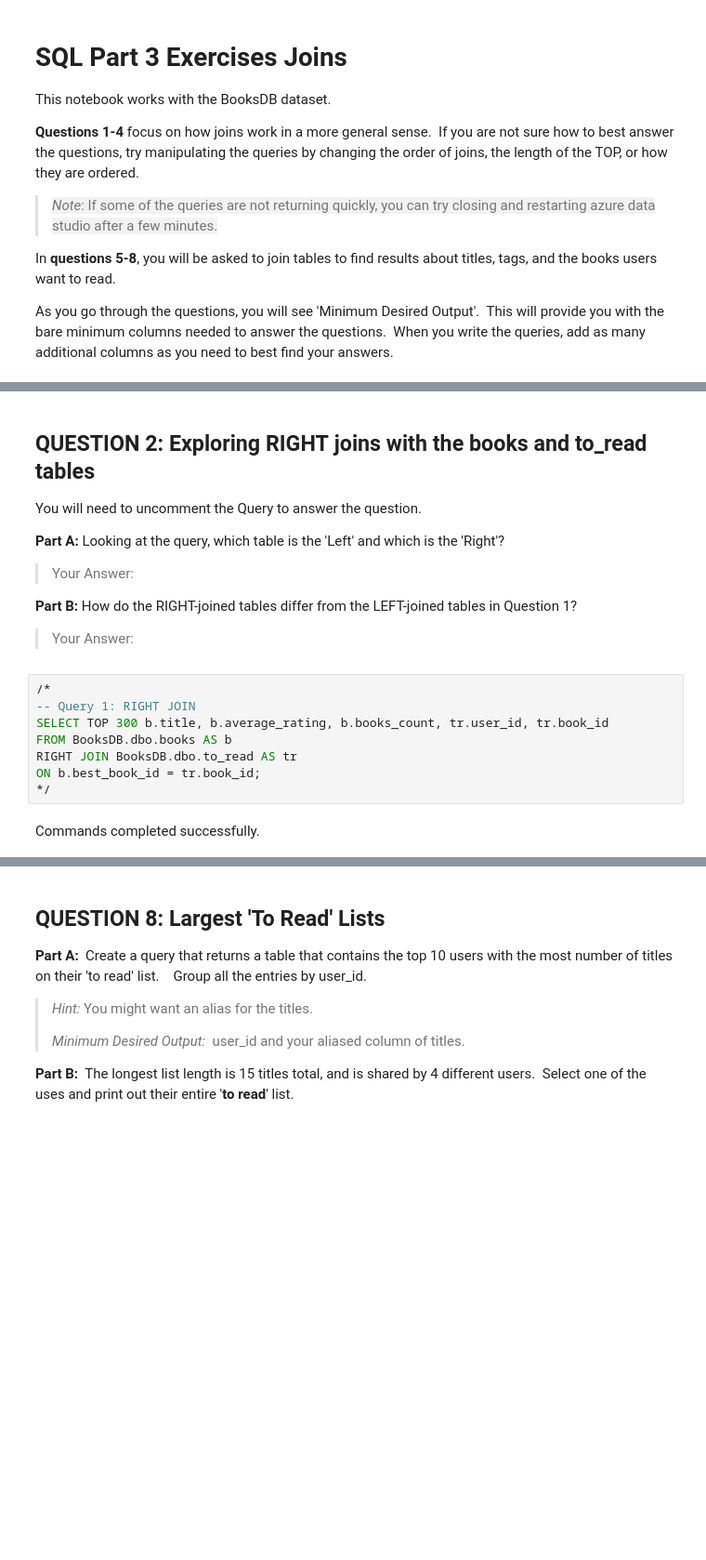
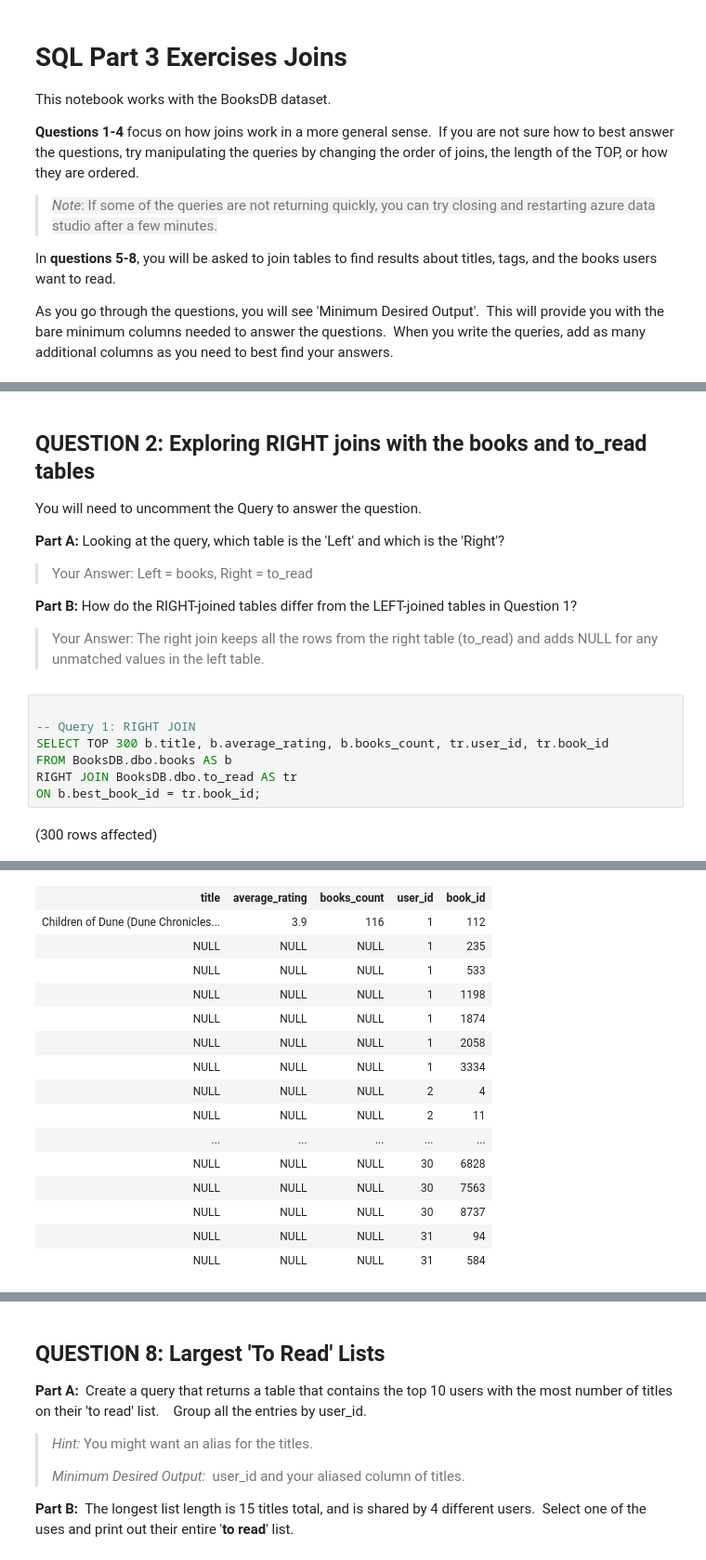
Before and after one commit to RachelKathryn/SQL-Part-3-Exercises, a Jupyter notebook: SQL-Part-3-Exercises/Notebook-1.ipynb, the cells around one changed output, grey strips where cells are left out. Shown at 93% size. Drawn from its saved outputs; the diff is of its cells as text; blank space fills up the shorter version.

```diff
--- a/SQL-Part-3-Exercises/Notebook-1.ipynb
+++ b/SQL-Part-3-Exercises/Notebook-1.ipynb
@@ -47,18 +83,17 @@ You will need to uncomment the Query to answer the question.
 
 **Part A:** Looking at the query, which table is the 'Left' and which is the 'Right'?
 
-> Your Answer:
+> Your Answer: Left = books, Right = to\_read
 
 **Part B:** How do the RIGHT-joined tables differ from the LEFT-joined tables in Question 1?
 
-> Your Answer:
+> Your Answer: The right join keeps all the rows from the right table (to\_read) and adds NULL for any unmatched values in the left table.
 # %%
-/*
+
 -- Query 1: RIGHT JOIN
 SELECT TOP 300 b.title, b.average_rating, b.books_count, tr.user_id, tr.book_id
 FROM BooksDB.dbo.books AS b
 RIGHT JOIN BooksDB.dbo.to_read AS tr
 ON b.best_book_id = tr.book_id;
-*/
 # %% [output]
-Commands completed successfully.
+(300 rows affected)
@@ -66,3 +101,19 @@ Total execution time: 00:00:00.078
+| title | average_rating | books_count | user_id | book_id |
+| Children of Dune (Dune Chronicles... | 3.9 | 116 | 1 | 112 |
+| NULL | NULL | NULL | 1 | 235 |
+| NULL | NULL | NULL | 1 | 533 |
+| NULL | NULL | NULL | 1 | 1198 |
+| NULL | NULL | NULL | 1 | 1874 |
+| NULL | NULL | NULL | 1 | 2058 |
+| NULL | NULL | NULL | 1 | 3334 |
+| NULL | NULL | NULL | 2 | 4 |
+| NULL | NULL | NULL | 2 | 11 |
+| ... | ... | ... | ... | ... |
+| NULL | NULL | NULL | 30 | 6828 |
+| NULL | NULL | NULL | 30 | 7563 |
+| NULL | NULL | NULL | 30 | 8737 |
+| NULL | NULL | NULL | 31 | 94 |
+| NULL | NULL | NULL | 31 | 584 |
 # %% [markdown]
 ## **QUESTION 3:** Exploring FULL JOINS with the **books** and **to\_read** tables
 
```
Also changed, not shown: parts of 25 cells of this notebook.
